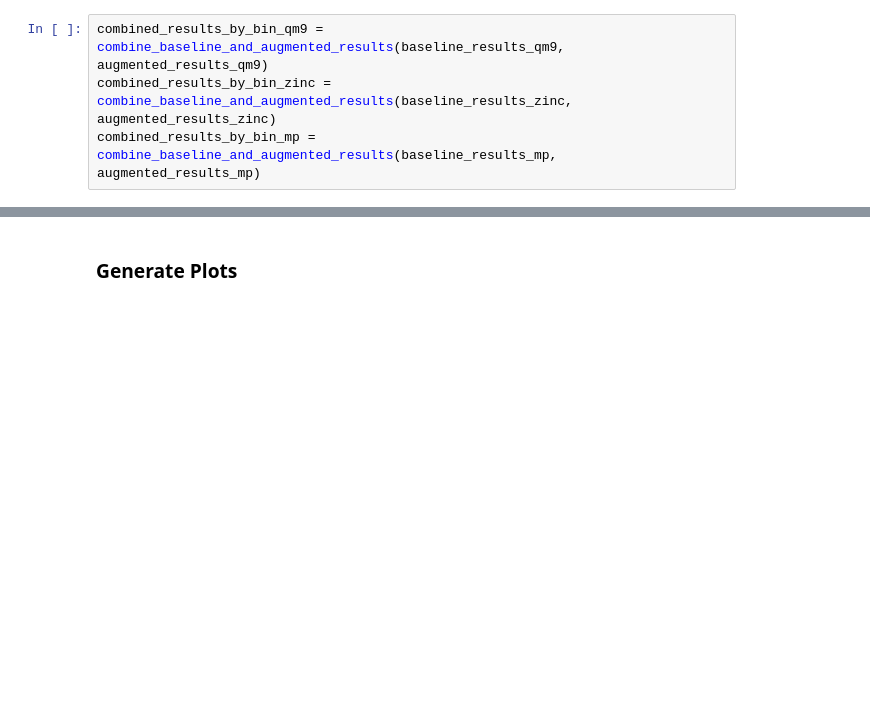
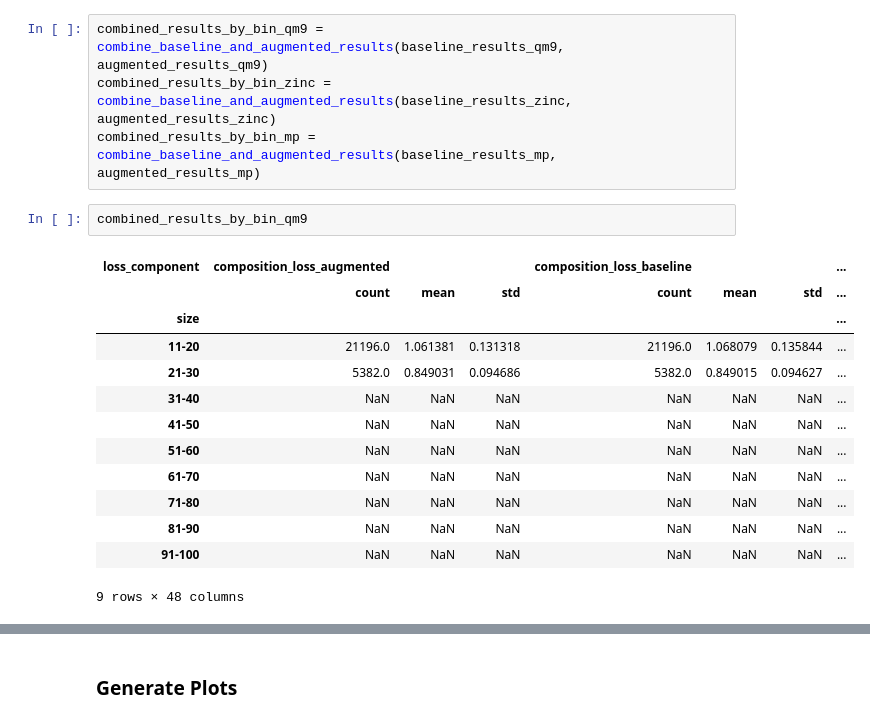
Before and after one commit to TyJK/cdvae, a Jupyter notebook: notebooks/Figure_Generation.ipynb, the cells around one changed output, grey strips where cells are left out. Cells and saved outputs as stored; diff of their text form; blank space fills up the shorter version.

```diff
--- a/notebooks/Figure_Generation.ipynb
+++ b/notebooks/Figure_Generation.ipynb
@@ -54,4 +55,20 @@ def combine_baseline_and_augmented_results(baseline_results: pd.DataFrame, augme
 combined_results_by_bin_qm9 = combine_baseline_and_augmented_results(baseline_results_qm9, augmented_results_qm9)
 combined_results_by_bin_zinc = combine_baseline_and_augmented_results(baseline_results_zinc, augmented_results_zinc)
 combined_results_by_bin_mp = combine_baseline_and_augmented_results(baseline_results_mp, augmented_results_mp)
+# %%
+combined_results_by_bin_qm9
+# %% [output]
+| loss_component | composition_loss_augmented |  |  | composition_loss_baseline |  |  | ... |
+|  | count | mean | std | count | mean | std | ... |
+| size |  |  |  |  |  |  | ... |
+| 11-20 | 21196.0 | 1.061381 | 0.131318 | 21196.0 | 1.068079 | 0.135844 | ... |
+| 21-30 | 5382.0 | 0.849031 | 0.094686 | 5382.0 | 0.849015 | 0.094627 | ... |
+| 31-40 | NaN | NaN | NaN | NaN | NaN | NaN | ... |
+| 41-50 | NaN | NaN | NaN | NaN | NaN | NaN | ... |
+| 51-60 | NaN | NaN | NaN | NaN | NaN | NaN | ... |
+| 61-70 | NaN | NaN | NaN | NaN | NaN | NaN | ... |
+| 71-80 | NaN | NaN | NaN | NaN | NaN | NaN | ... |
+| 81-90 | NaN | NaN | NaN | NaN | NaN | NaN | ... |
+| 91-100 | NaN | NaN | NaN | NaN | NaN | NaN | ... |
+9 rows × 48 columns
 # %%
```
Also changed, not shown: parts of 9 cells of this notebook.
